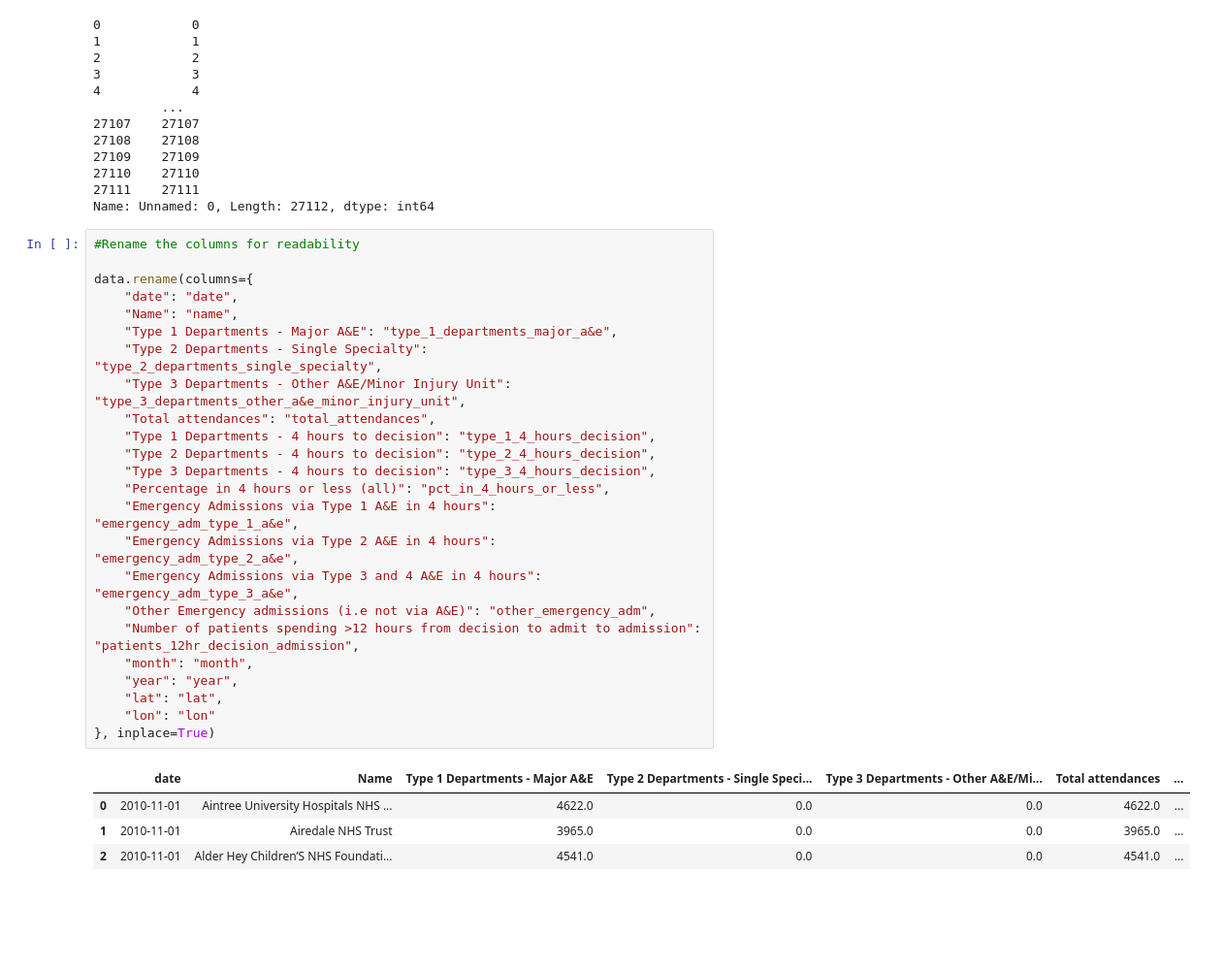
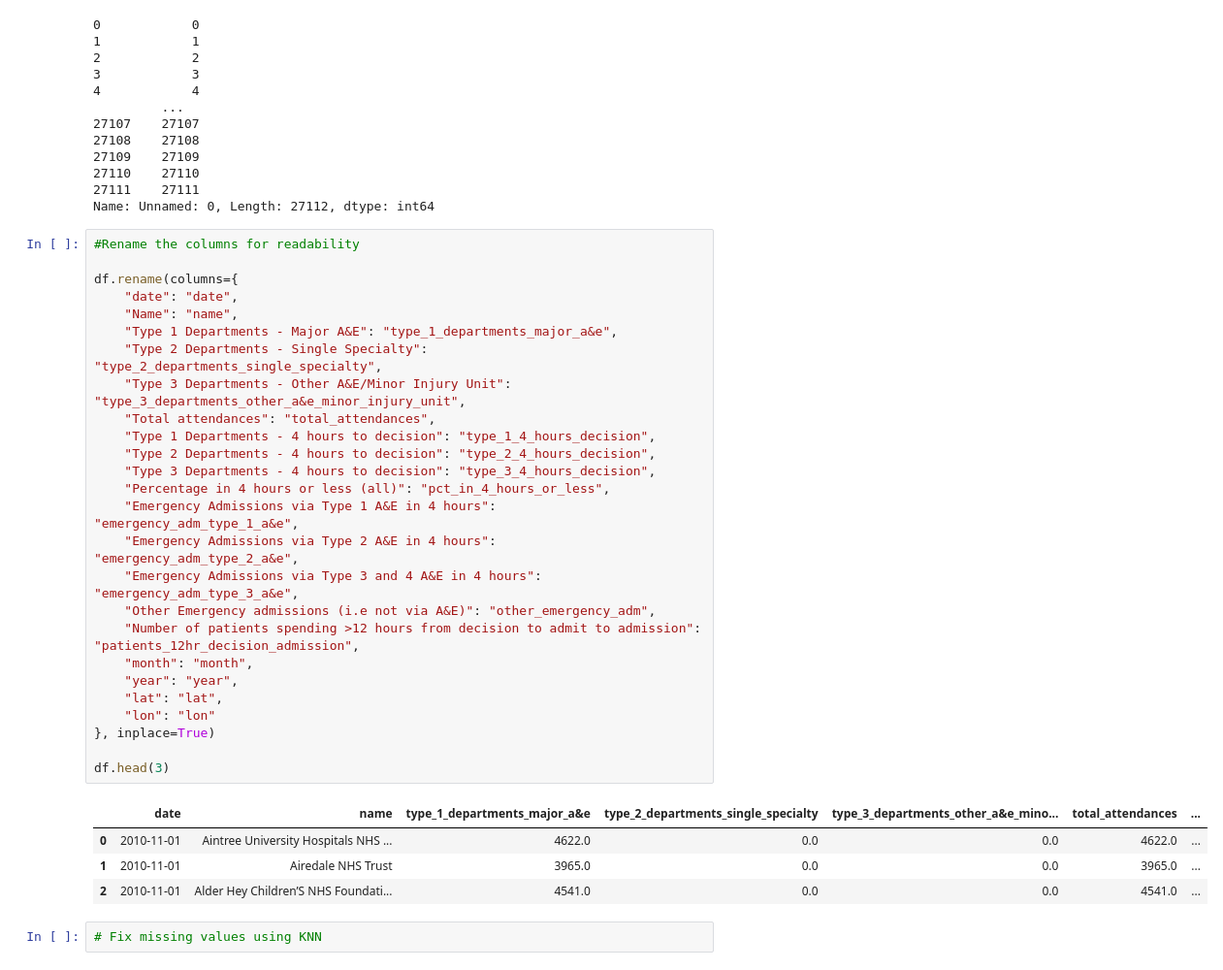
Before and after one commit to iamjaraa/NHS, a Jupyter notebook: Nhs.ipynb, the cells around one changed output. Shown at 97% size. Saved outputs shown, nothing was run; the diff lists cells and outputs as text; blank space fills up the shorter version.

Commit message:
Cleaned NHS Data

```diff
--- a/Nhs.ipynb
+++ b/Nhs.ipynb
@@ -106,29 +123,33 @@ Name: Unnamed: 0, Length: 27112, dtype: int64
 # %%
 #Rename the columns for readability
 
-data.rename(columns={
+df.rename(columns={
     "date": "date",
     "Name": "name",
     "Type 1 Departments - Major A&E": "type_1_departments_major_a&e",
     "Type 2 Departments - Single Specialty": "type_2_departments_single_specialty",
     "Type 3 Departments - Other A&E/Minor Injury Unit": "type_3_departments_other_a&e_minor_injury_unit",
     "Total attendances": "total_attendances",
     "Type 1 Departments - 4 hours to decision": "type_1_4_hours_decision",
     "Type 2 Departments - 4 hours to decision": "type_2_4_hours_decision",
     "Type 3 Departments - 4 hours to decision": "type_3_4_hours_decision",
     "Percentage in 4 hours or less (all)": "pct_in_4_hours_or_less",
     "Emergency Admissions via Type 1 A&E in 4 hours": "emergency_adm_type_1_a&e",
     "Emergency Admissions via Type 2 A&E in 4 hours": "emergency_adm_type_2_a&e",
     "Emergency Admissions via Type 3 and 4 A&E in 4 hours": "emergency_adm_type_3_a&e",
     "Other Emergency admissions (i.e not via A&E)": "other_emergency_adm",
     "Number of patients spending >12 hours from decision to admit to admission": "patients_12hr_decision_admission",
     "month": "month",
     "year": "year",
     "lat": "lat",
     "lon": "lon"
 }, inplace=True)
+
+df.head(3)
 # %% [output]
-|  | date | Name | Type 1 Departments - Major A&E | Type 2 Departments - Single Speci... | Type 3 Departments - Other A&E/Mi... | Total attendances | ... |
+|  | date | name | type_1_departments_major_a&e | type_2_departments_single_specialty | type_3_departments_other_a&e_mino... | total_attendances | ... |
 | 0 | 2010-11-01 | Aintree University Hospitals NHS ... | 4622.0 | 0.0 | 0.0 | 4622.0 | ... |
 | 1 | 2010-11-01 | Airedale NHS Trust | 3965.0 | 0.0 | 0.0 | 3965.0 | ... |
 | 2 | 2010-11-01 | Alder Hey Children’S NHS Foundati... | 4541.0 | 0.0 | 0.0 | 4541.0 | ... |
+# %%
+# Fix missing values using KNN
```
Also changed, not shown: parts of 18 cells of this notebook, 1 other file.
